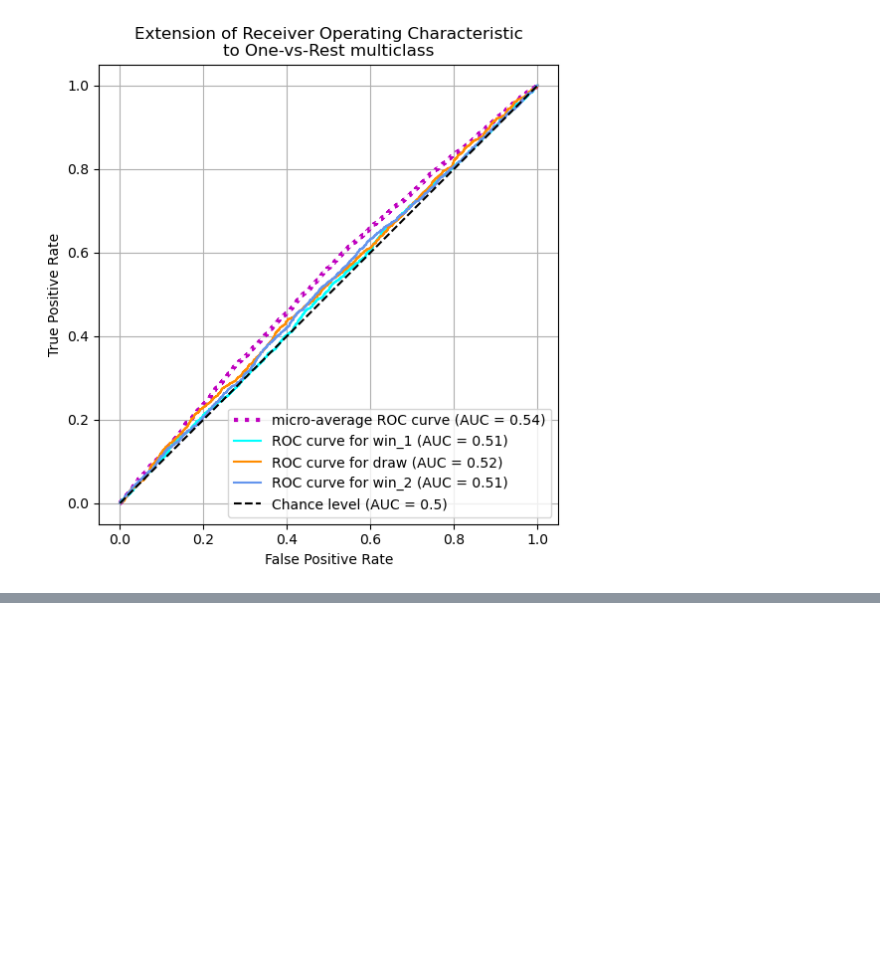
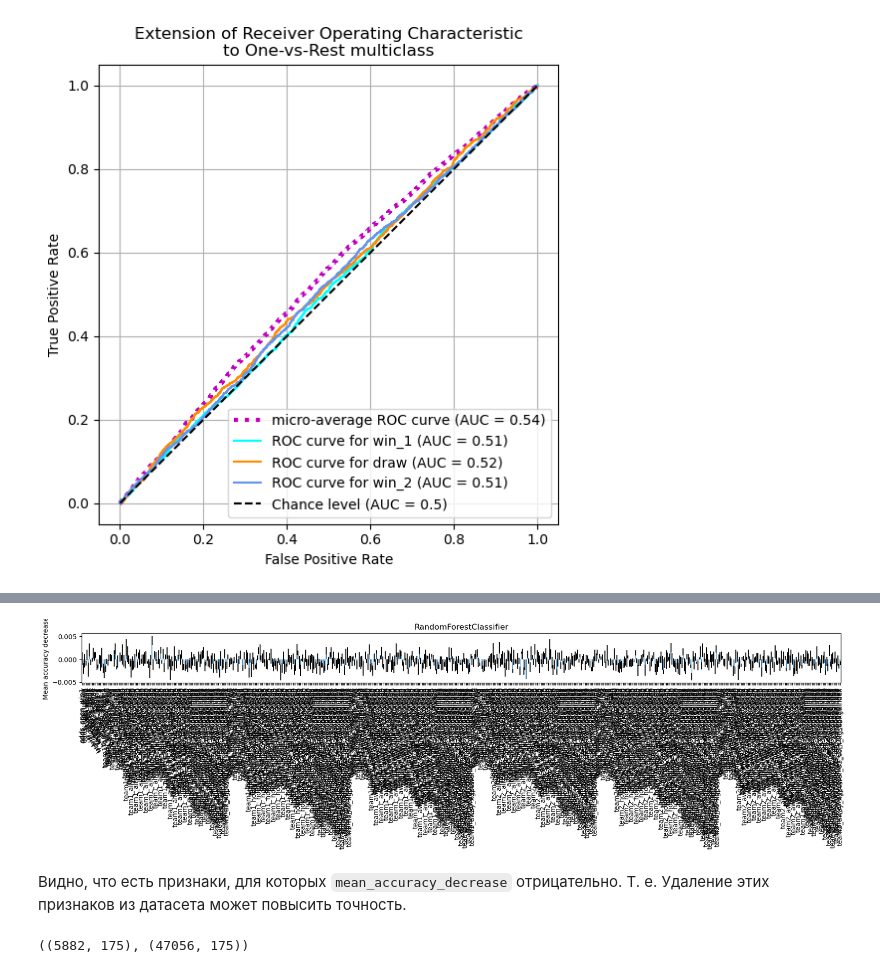
Before and after one commit to helloginov/football_predictor, a Jupyter notebook: main.ipynb, the cells around one changed output, grey strips where cells are left out. Cells and saved outputs as stored; diff of their text form; code cells hidden in the pictures; blank space fills up the shorter version.

```diff
--- a/main.ipynb
+++ b/main.ipynb
@@ -239,0 +290,13 @@ ROC AUC (macro):   0.5388790090411205
+# %%
+def visualize_feature_importances(importances_mean, importances_std, model_name):
+
+    max = importances_mean.max()
+
+    model_importances = pd.Series(importances_mean, index=X_test.columns)
+
+    fig, ax = plt.subplots(figsize=(17, 5))
+    model_importances.plot.bar(yerr=importances_std, ax=ax)
+    ax.set_title(model_name)
+    ax.set_ylabel(f"Mean accuracy decrease")
+    fig.tight_layout()
+    plt.show()
@@ -239,0 +318,21 @@ ROC AUC (macro):   0.5388790090411205
+# %%
+perm_imps_forest = permutation_importance(
+    forest, X_test, y_test, n_repeats=5, random_state=43, n_jobs=-1
+)
+# %%
+visualize_feature_importances(
+    perm_imps_forest.importances_mean,
+    perm_imps_forest.importances_std, 'RandomForestClassifier'
+)
+# %% [output]
+[figure, added]
+# %% [markdown]
+Видно, что есть признаки, для которых `mean_accuracy_decrease` отрицательно. Т. е. Удаление этих признаков из датасета может повысить точность.
+# %%
+good_features = X_test.columns[perm_imps_forest.importances_mean + perm_imps_forest.importances_std > perm_imps_forest.importances_mean.max() * 0.3]
+
+X_test_small, X_train_small = X_test[good_features], X_train[good_features]
+
+X_test_small.shape, X_train_small.shape
+# %% [output]
+((5882, 175), (47056, 175))
```
Also changed, not shown: parts of 15 cells of this notebook.
